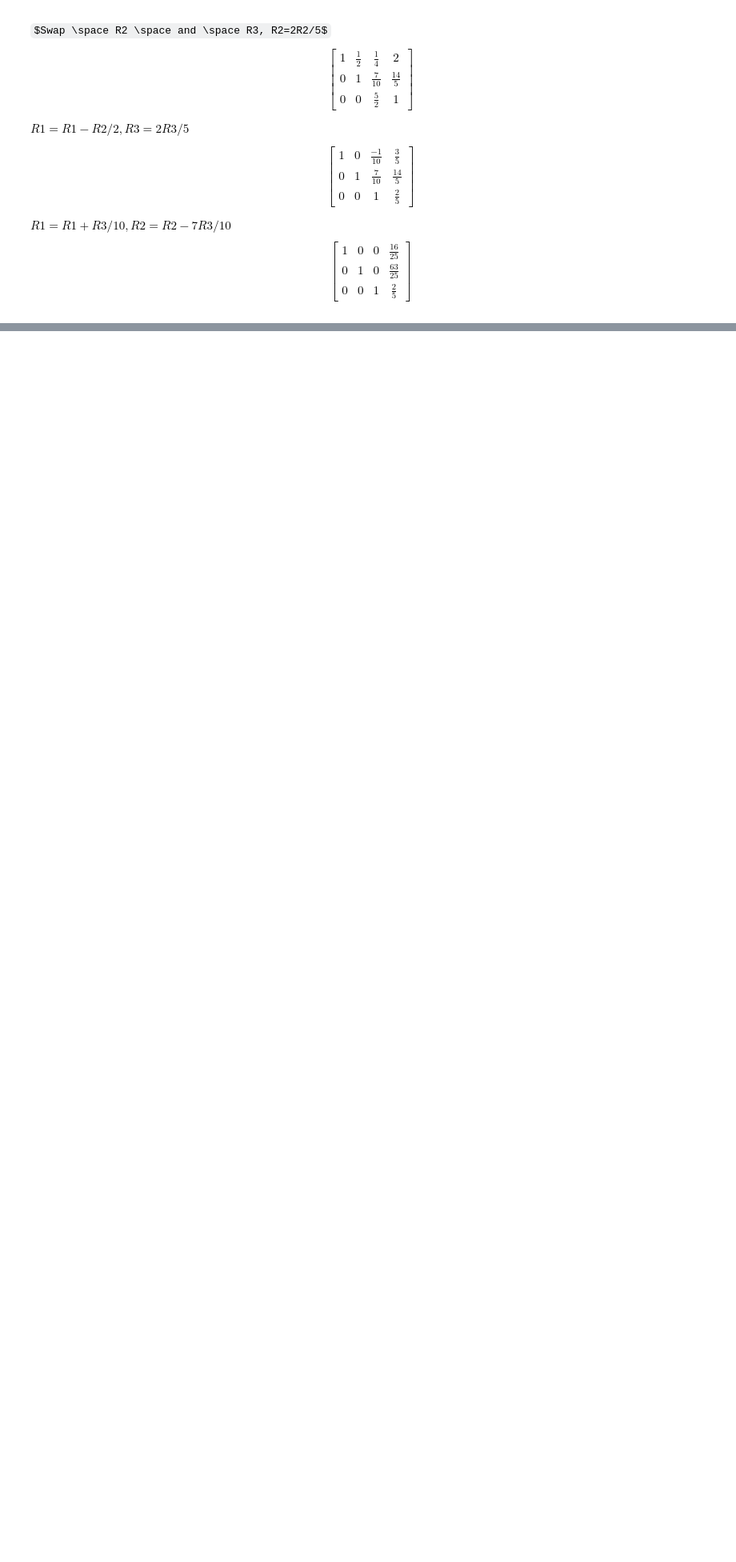
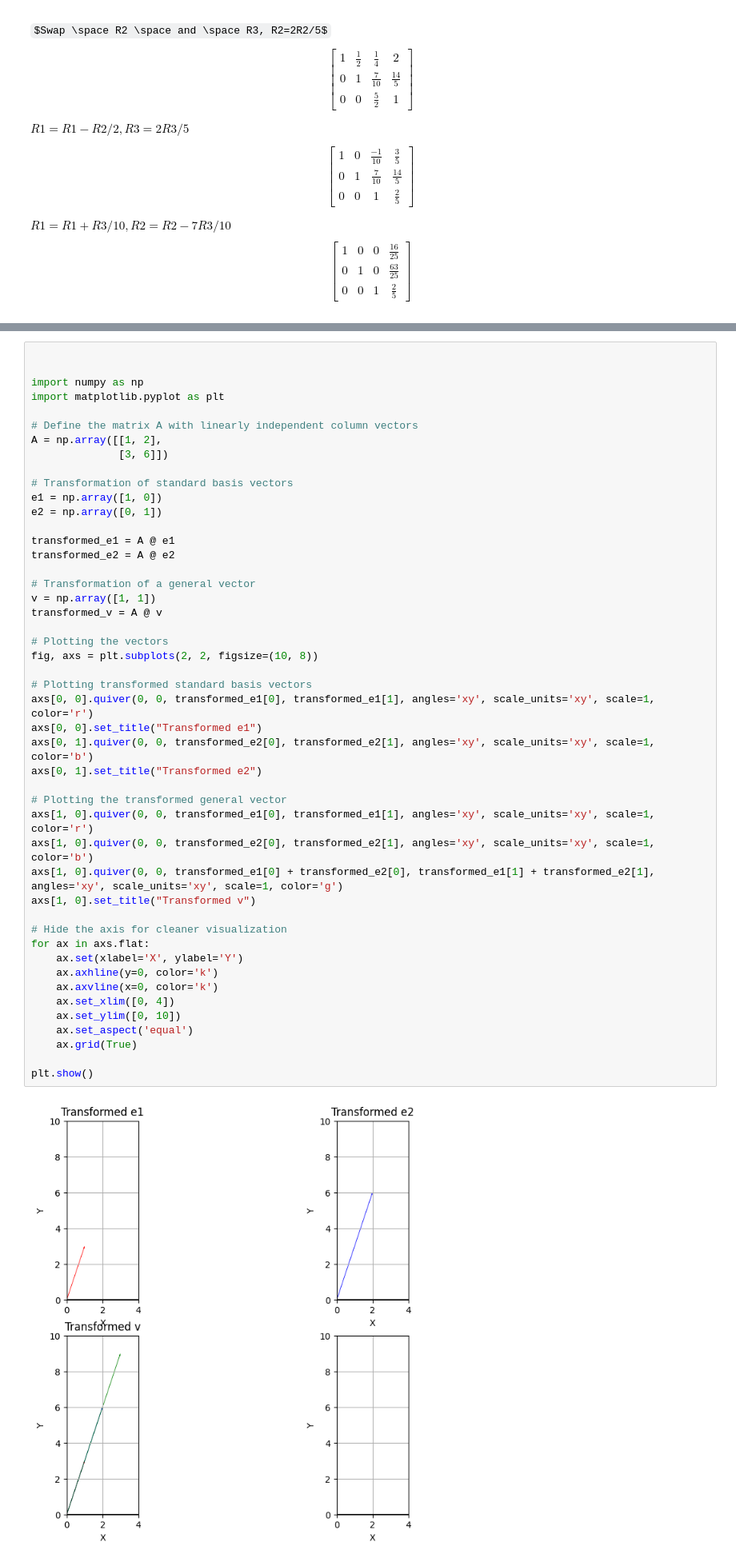
Before and after one commit to Iddhie/Linear_Algebra, a Jupyter notebook: Exercise8.ipynb, the cells around one changed output, grey strips where cells are left out. Shown at 80% size. Drawn from its saved outputs; the diff is of its cells as text; some formulas as TeX source; blank space fills up the shorter version.

```diff
--- a/Exercise8.ipynb
+++ b/Exercise8.ipynb
@@ -222,0 +552,49 @@ $$
+# %%
+
+
+import numpy as np
+import matplotlib.pyplot as plt
+
+# Define the matrix A with linearly independent column vectors
+A = np.array([[1, 2],
+              [3, 6]])
+
+# Transformation of standard basis vectors
+e1 = np.array([1, 0])
+e2 = np.array([0, 1])
+
+transformed_e1 = A @ e1
+transformed_e2 = A @ e2
+
+# Transformation of a general vector
+v = np.array([1, 1])
+transformed_v = A @ v
+
+# Plotting the vectors
+fig, axs = plt.subplots(2, 2, figsize=(10, 8))
+
+# Plotting transformed standard basis vectors
+axs[0, 0].quiver(0, 0, transformed_e1[0], transformed_e1[1], angles='xy', scale_units='xy', scale=1, color='r')
+axs[0, 0].set_title("Transformed e1")
+axs[0, 1].quiver(0, 0, transformed_e2[0], transformed_e2[1], angles='xy', scale_units='xy', scale=1, color='b')
+axs[0, 1].set_title("Transformed e2")
+
+# Plotting the transformed general vector
+axs[1, 0].quiver(0, 0, transformed_e1[0], transformed_e1[1], angles='xy', scale_units='xy', scale=1, color='r')
+axs[1, 0].quiver(0, 0, transformed_e2[0], transformed_e2[1], angles='xy', scale_units='xy', scale=1, color='b')
+axs[1, 0].quiver(0, 0, transformed_e1[0] + transformed_e2[0], transformed_e1[1] + transformed_e2[1], angles='xy', scale_units='xy', scale=1, color='g')
+axs[1, 0].set_title("Transformed v")
+
+# Hide the axis for cleaner visualization
+for ax in axs.flat:
+    ax.set(xlabel='X', ylabel='Y')
+    ax.axhline(y=0, color='k')
+    ax.axvline(x=0, color='k')
+    ax.set_xlim([0, 4])
+    ax.set_ylim([0, 10])
+    ax.set_aspect('equal')
+    ax.grid(True)
+
+plt.show()
+# %% [output]
+[figure, added]
```
Also changed, not shown: parts of 17 cells of this notebook.
